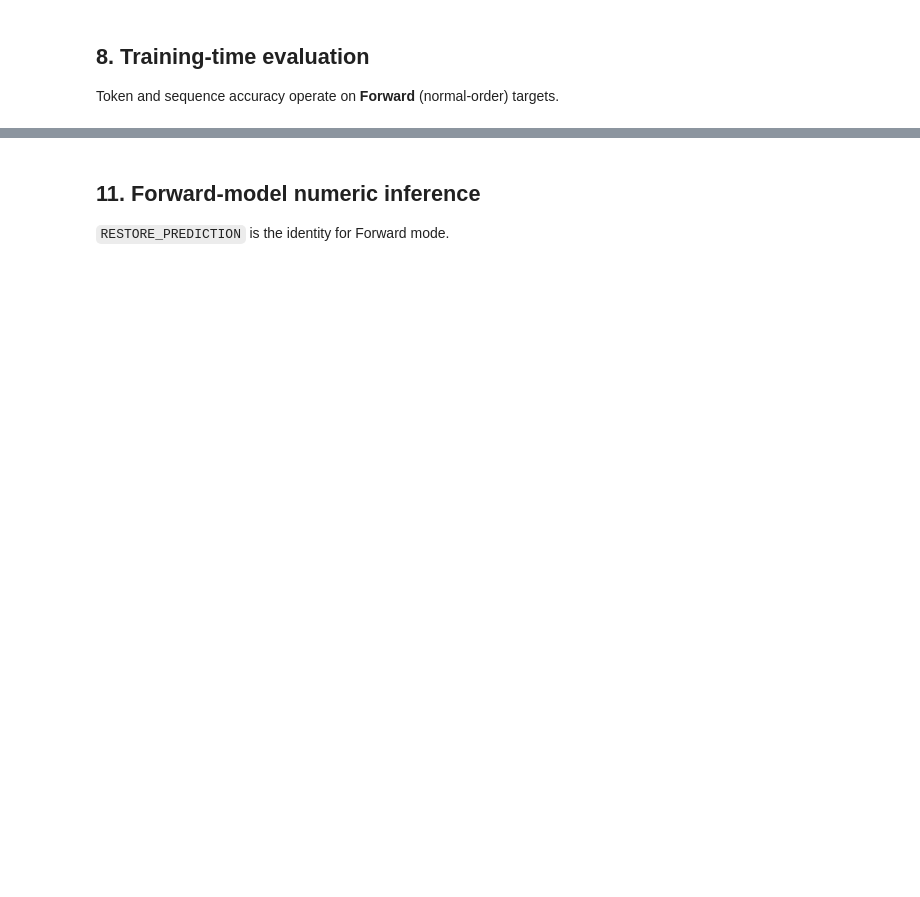
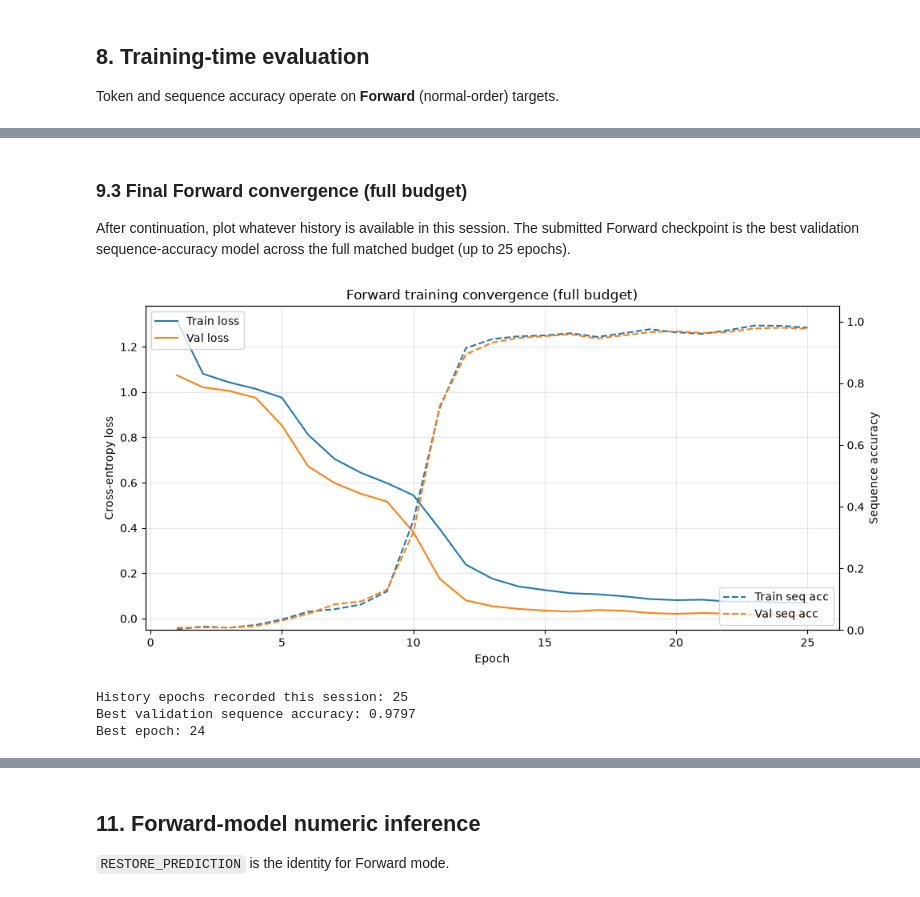
Before and after one commit to SamuelFleming/IFN680-S22026-Grp43, a Jupyter notebook: Assessment1/Project5/project5_code/LLMForward.ipynb, the cells around one changed output, grey strips where cells are left out. Cells and saved outputs as stored; diff of their text form; code cells hidden in the pictures; blank space fills up the shorter version.

Commit message:
20 + 5 epoch held out on Forward test - updated results (both)

```diff
--- a/Assessment1/Project5/project5_code/LLMForward.ipynb
+++ b/Assessment1/Project5/project5_code/LLMForward.ipynb
@@ -495,0 +609,46 @@ Loaded checkpoint: /home/n10755306/ifn680/IFN680_Sam/Assessment1/Project5/LLMFor
+# %% [markdown]
+### 9.3 Final Forward convergence (full budget)
+
+After continuation, plot whatever history is available in this session. The submitted Forward checkpoint is the best validation sequence-accuracy model across the full matched budget (up to 25 epochs).
+# %%
+if history["train_loss"]:
+    epoch_axis = np.arange(1, len(history["train_loss"]) + 1)
+    fig, ax1 = plt.subplots(figsize=(10, 5))
+    ax1.plot(epoch_axis, history["train_loss"], label="Train loss")
+    ax1.plot(epoch_axis, history["val_loss"], label="Val loss")
+    ax1.set_xlabel("Epoch")
+    ax1.set_ylabel("Cross-entropy loss")
+    ax1.grid(True, alpha=0.3)
+    ax1.legend(loc="upper left")
+
+    ax2 = ax1.twinx()
+    ax2.plot(
+        epoch_axis,
+        history["train_sequence_accuracy"],
+        label="Train seq acc",
+        linestyle="--",
+    )
+    ax2.plot(
+        epoch_axis,
+        history["val_sequence_accuracy"],
+        label="Val seq acc",
+        linestyle="--",
+    )
+    ax2.set_ylabel("Sequence accuracy")
+    ax2.set_ylim(0, 1.05)
+    ax2.legend(loc="lower right")
+
+    plt.title("Forward training convergence (full budget)")
+    plt.tight_layout()
+    plt.show()
+
+    print(f"History epochs recorded this session: {len(history['train_loss'])}")
+    print(f"Best validation sequence accuracy: {best_val_sequence_accuracy:.4f}")
+    print(f"Best epoch: {best_epoch}")
+else:
+    print("No in-session training history to plot (continuation may have been skipped).")
+# %% [output]
+[figure, added]
+History epochs recorded this session: 25
+Best validation sequence accuracy: 0.9797
+Best epoch: 24
```
Also changed, not shown: parts of 22 cells of this notebook, 1 other file.
